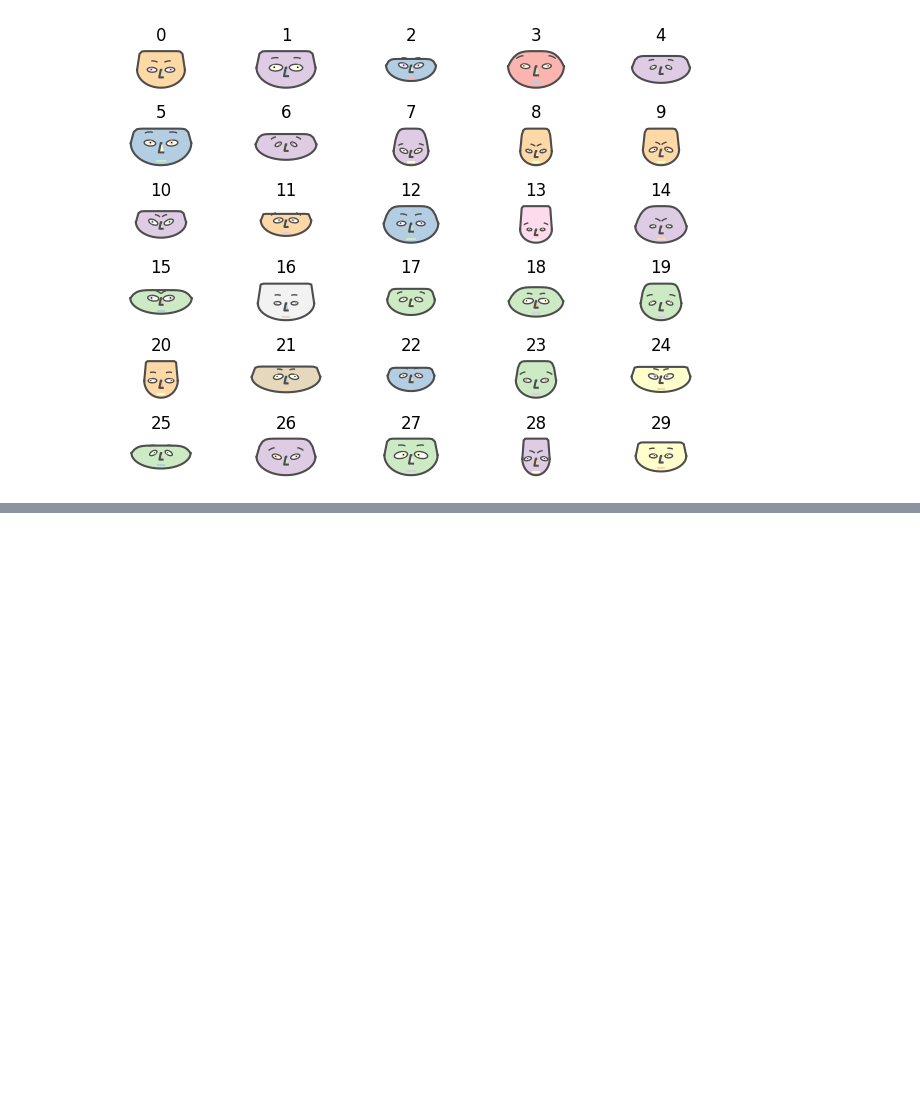
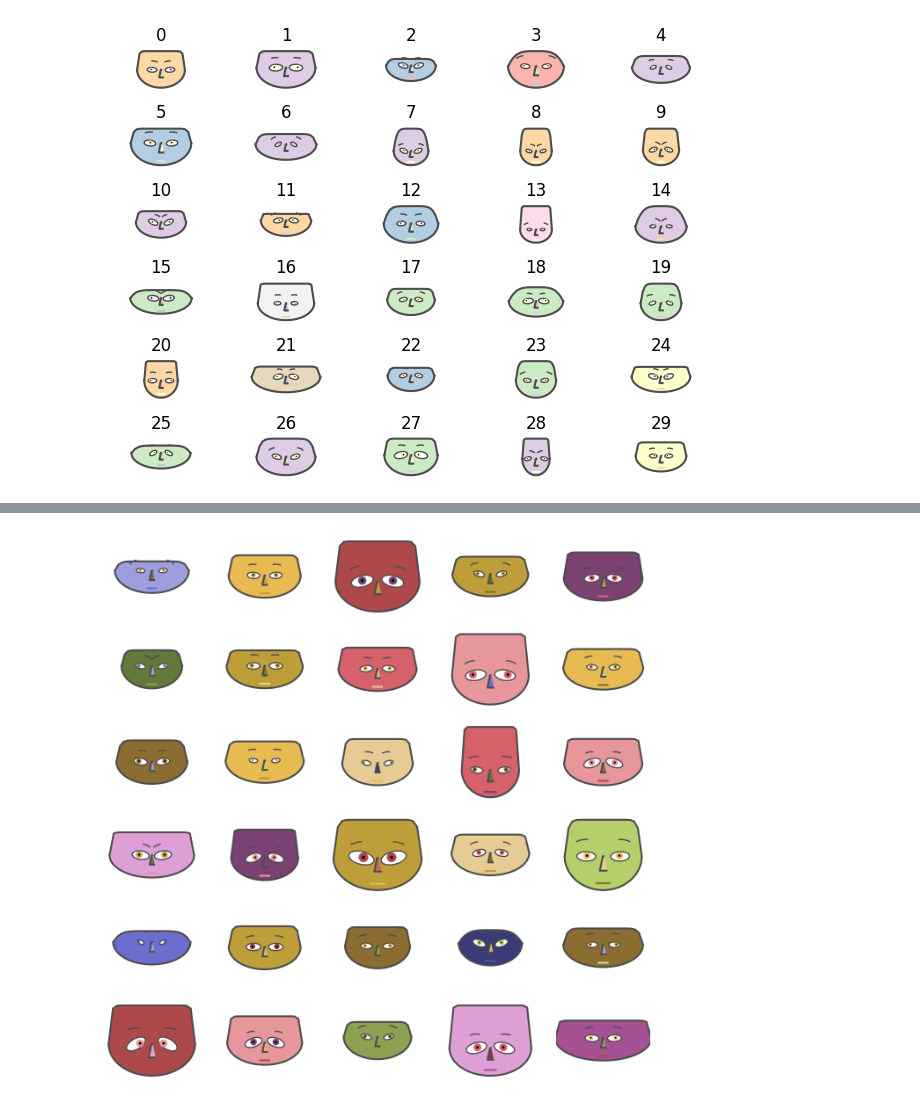
Before and after one commit to Coreym6/Public-Practice-, a Jupyter notebook: Study Implementations/matrices.ipynb, the cells around one changed output, grey strips where cells are left out. Cells and saved outputs as stored; diff of their text form; code cells hidden in the pictures; blank space fills up the shorter version.

```diff
--- a/Study Implementations/matrices.ipynb
+++ b/Study Implementations/matrices.ipynb
@@ -115,3 +115,6 @@ fig.tight_layout()
 matplotlib.pyplot.show()
 # %% [output]
 [figure]
+# %%
+dfData=load_employee_attitude_data_frame()
+dfData.head()
@@ -117,0 +128,3 @@ matplotlib.pyplot.show()
+# %%
+dfData2 = variables_rescale(dfData)
+dfData2.head()
@@ -117,0 +138,8 @@ matplotlib.pyplot.show()
+# %%
+fig = chernoff_face(data=dfData2,
+                    n_columns=5,
+                    long_face=False,
+                    color_mapper=matplotlib.cm.tab20b,
+                    figsize=(8, 8), dpi=200)
+# %% [output]
+[figure, added]
```
Also changed, not shown: parts of 2 cells of this notebook.
